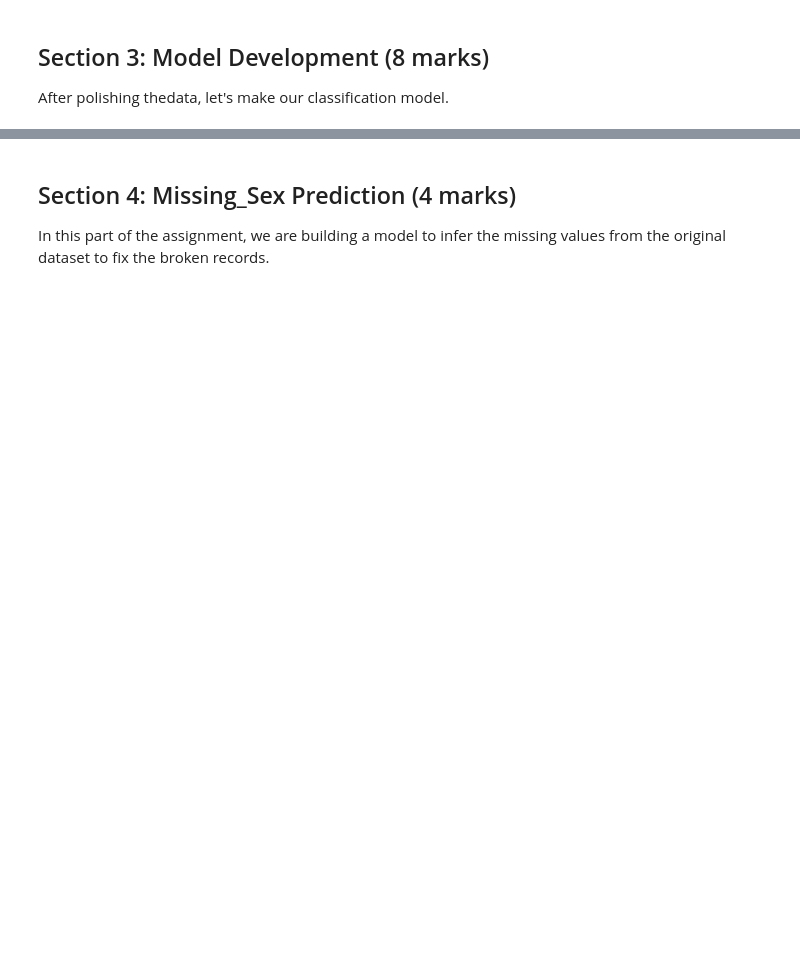
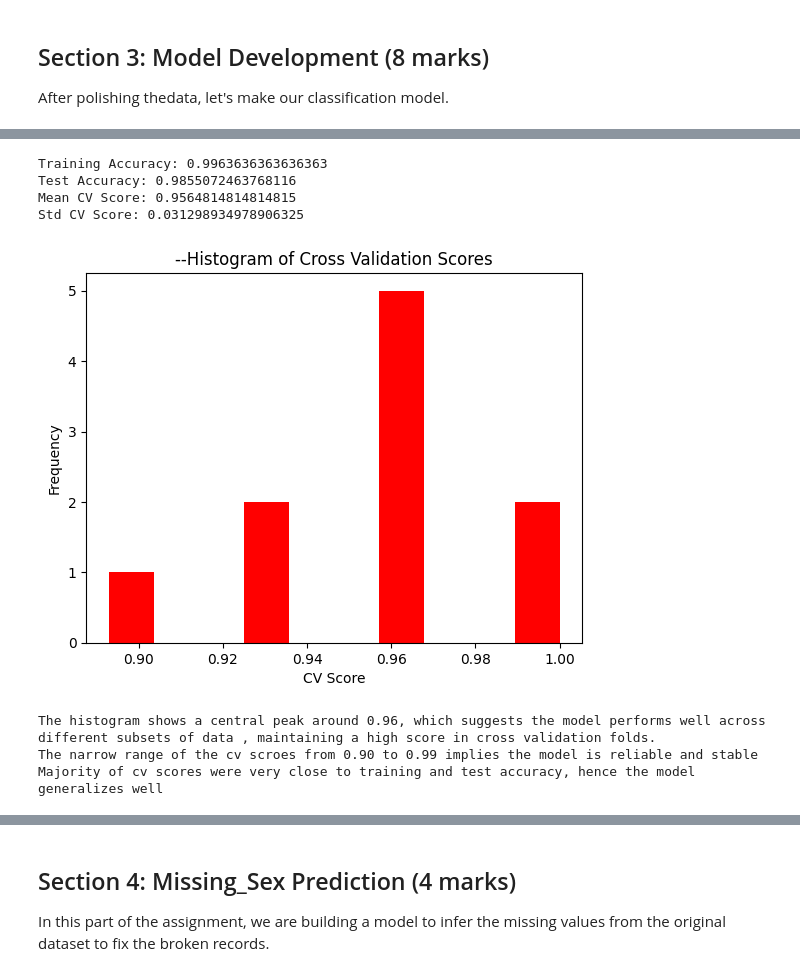
Before and after one commit to KaifAli27/3110, a Jupyter notebook: W2025/Assignments/A1/SYSC4415_W25_A1.ipynb, the cells around one changed output, grey strips where cells are left out. Cells and saved outputs as stored; diff of their text form; code cells hidden in the pictures; blank space fills up the shorter version.

```diff
--- a/W2025/Assignments/A1/SYSC4415_W25_A1.ipynb
+++ b/W2025/Assignments/A1/SYSC4415_W25_A1.ipynb
@@ -195,3 +310,54 @@ from sklearn.model_selection import cross_val_score
+# %%
+"""
+Q3b (3 marks)
+Train and evaluate a Decision Tree:
+1. Create a Decision Tree with default parameters (random_state=42)
+2. Evaluate the model:
+   - Fit on training data (numerical features only)
+   - Print training and test accuracy score for this tree
+   - Perform 10-fold cross-validation
+   - Print mean and std of cross-validation scores and build cv_scores histogram.
+   - What does the histogram show?
+"""
+
+from sklearn.model_selection import cross_val_score
+
+#decision tree with default parameters
+decision_tree = DecisionTreeClassifier(random_state=42)
+#fit the training data onto tree
+decision_tree.fit(a_train.select_dtypes(include=[np.number]), b_train)
+
+#printing accuracy scores for the decision tree
+training_acc = decision_tree.score(a_train.select_dtypes(include=[np.number]), b_train)
+test_acc = decision_tree.score(a_test.select_dtypes(include=[np.number]), b_test)
+print("Training Accuracy:", training_acc)
+print("Test Accuracy:", test_acc)
+
+#performing 10-fold cross validation
+cross_validation = cross_val_score(decision_tree, a_train.select_dtypes(include=[np.number]), b_train, cv=10)
+
+#mean and std of cross validation scores
+print("Mean CV Score:", cross_validation.mean())
+print("Std CV Score:", cross_validation.std())
+
+#plotting histogram
+plt.hist(cross_validation, bins=10, color='red')
+plt.title("--Histogram of Cross Validation Scores")
+plt.xlabel('CV Score')
+plt.ylabel('Frequency')
+plt.show()
+print("The histogram shows a central peak around 0.96, which suggests the model performs well across different subsets of data , maintaining a high score in cross validation folds.")
+print("The narrow range of the cv scroes from 0.90 to 0.99 implies the model is reliable and stable")
+print("Majority of cv scores were very close to training and test accuracy, hence the model generalizes well")
+# %% [output]
+Training Accuracy: 0.9963636363636363
+Test Accuracy: 0.9855072463768116
+Mean CV Score: 0.9564814814814815
+Std CV Score: 0.031298934978906325
+[figure, added]
+The histogram shows a central peak around 0.96, which suggests the model performs well across different subsets of data , maintaining a high score in cross validation folds.
+The narrow range of the cv scroes from 0.90 to 0.99 implies the model is reliable and stable
+Majority of cv scores were very close to training and test accuracy, hence the model generalizes well
 # %%
 """
 Q3c (3 marks)
```
Also changed, not shown: parts of 12 cells of this notebook.
